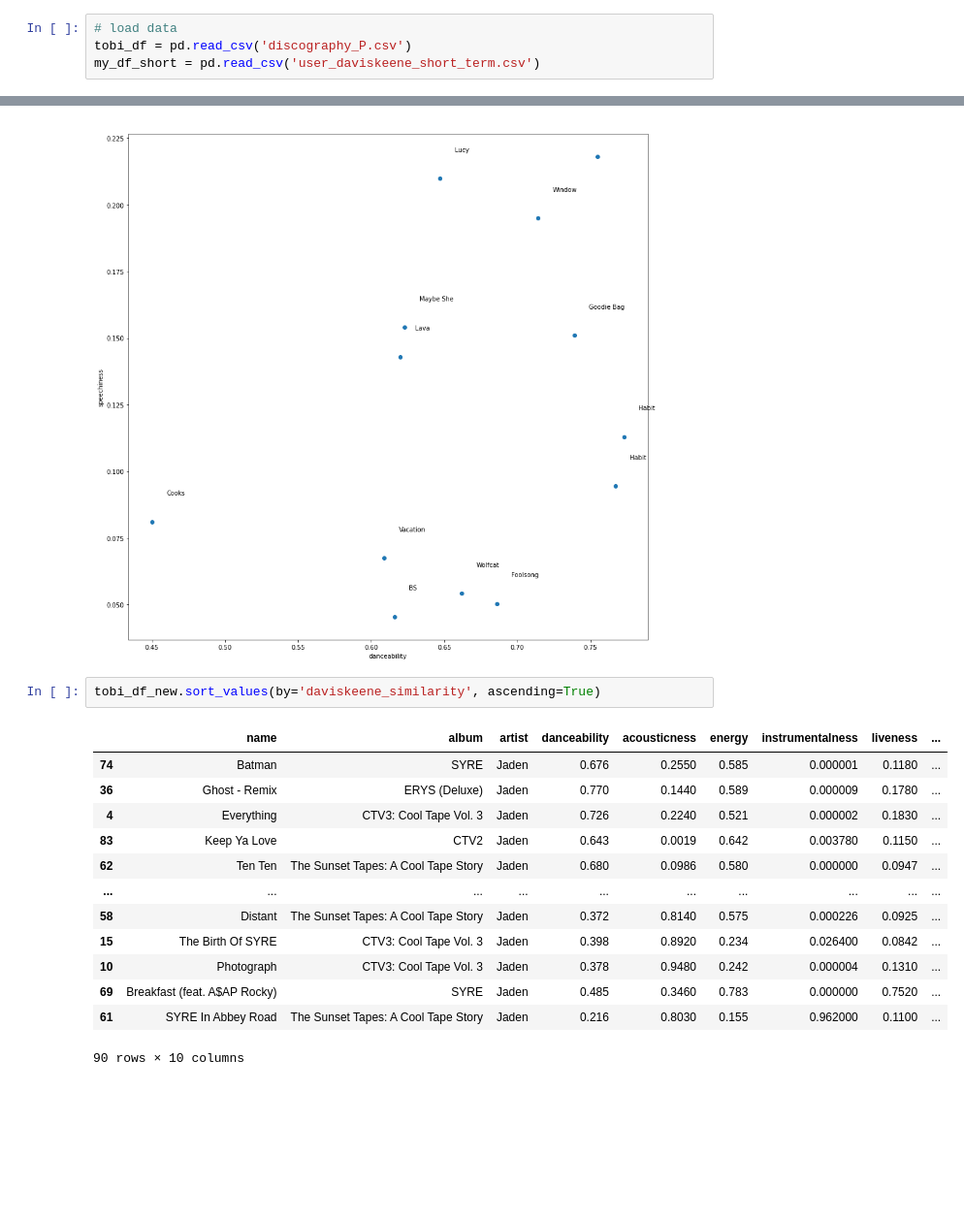
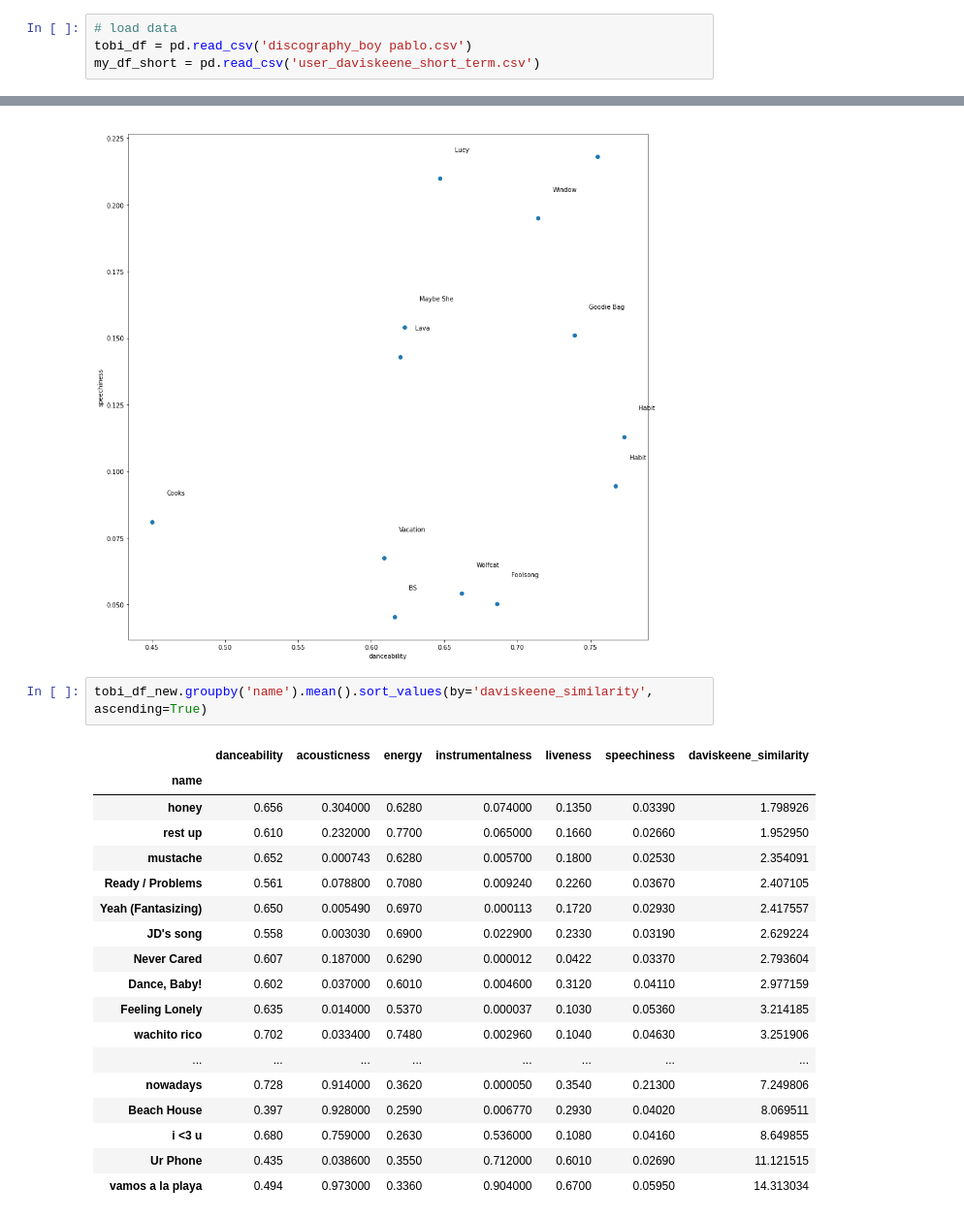
Before and after one commit to daviskeene/Personify, a Jupyter notebook: backend/utils/Song Analysis.ipynb, the cells around one changed output, grey strips where cells are left out. Shown at 97% size. Drawn from its saved outputs; the diff is of its cells as text; blank space fills up the shorter version.

Commit message:
upload: various artist csv data

```diff
--- a/backend/utils/Song Analysis.ipynb
+++ b/backend/utils/Song Analysis.ipynb
@@ -4,7 +4,7 @@ import numpy as np
 import matplotlib.pyplot as plt
 # %%
 # load data
-tobi_df = pd.read_csv('discography_P.csv')
+tobi_df = pd.read_csv('discography_boy pablo.csv')
 my_df_short = pd.read_csv('user_daviskeene_short_term.csv')
 # %%
 # Compute the standard deviations of the features in, in order to get the most important ones.
@@ -115,18 +115,23 @@ plt.ylabel('speechiness');
 # %% [output]
 [figure]
 # %%
-tobi_df_new.sort_values(by='daviskeene_similarity', ascending=True)
+tobi_df_new.groupby('name').mean().sort_values(by='daviskeene_similarity', ascending=True)
 # %% [output]
-|  | name | album | artist | danceability | acousticness | energy | instrumentalness | liveness | ... |
-| 74 | Batman | SYRE | Jaden | 0.676 | 0.2550 | 0.585 | 0.000001 | 0.1180 | ... |
-| 36 | Ghost - Remix | ERYS (Deluxe) | Jaden | 0.770 | 0.1440 | 0.589 | 0.000009 | 0.1780 | ... |
-| 4 | Everything | CTV3: Cool Tape Vol. 3 | Jaden | 0.726 | 0.2240 | 0.521 | 0.000002 | 0.1830 | ... |
-| 83 | Keep Ya Love | CTV2 | Jaden | 0.643 | 0.0019 | 0.642 | 0.003780 | 0.1150 | ... |
-| 62 | Ten Ten | The Sunset Tapes: A Cool Tape Story | Jaden | 0.680 | 0.0986 | 0.580 | 0.000000 | 0.0947 | ... |
-| ... | ... | ... | ... | ... | ... | ... | ... | ... | ... |
-| 58 | Distant | The Sunset Tapes: A Cool Tape Story | Jaden | 0.372 | 0.8140 | 0.575 | 0.000226 | 0.0925 | ... |
-| 15 | The Birth Of SYRE | CTV3: Cool Tape Vol. 3 | Jaden | 0.398 | 0.8920 | 0.234 | 0.026400 | 0.0842 | ... |
-| 10 | Photograph | CTV3: Cool Tape Vol. 3 | Jaden | 0.378 | 0.9480 | 0.242 | 0.000004 | 0.1310 | ... |
-| 69 | Breakfast (feat. A$AP Rocky) | SYRE | Jaden | 0.485 | 0.3460 | 0.783 | 0.000000 | 0.7520 | ... |
-| 61 | SYRE In Abbey Road | The Sunset Tapes: A Cool Tape Story | Jaden | 0.216 | 0.8030 | 0.155 | 0.962000 | 0.1100 | ... |
+|  | danceability | acousticness | energy | instrumentalness | liveness | speechiness | daviskeene_similarity |
+| name |  |  |  |  |  |  |  |
+| honey | 0.656 | 0.304000 | 0.6280 | 0.074000 | 0.1350 | 0.03390 | 1.798926 |
+| rest up | 0.610 | 0.232000 | 0.7700 | 0.065000 | 0.1660 | 0.02660 | 1.952950 |
+| mustache | 0.652 | 0.000743 | 0.6280 | 0.005700 | 0.1800 | 0.02530 | 2.354091 |
+| Ready / Problems | 0.561 | 0.078800 | 0.7080 | 0.009240 | 0.2260 | 0.03670 | 2.407105 |
+| Yeah (Fantasizing) | 0.650 | 0.005490 | 0.6970 | 0.000113 | 0.1720 | 0.02930 | 2.417557 |
+| JD's song | 0.558 | 0.003030 | 0.6900 | 0.022900 | 0.2330 | 0.03190 | 2.629224 |
+| Never Cared | 0.607 | 0.187000 | 0.6290 | 0.000012 | 0.0422 | 0.03370 | 2.793604 |
+| Dance, Baby! | 0.602 | 0.037000 | 0.6010 | 0.004600 | 0.3120 | 0.04110 | 2.977159 |
+| Feeling Lonely | 0.635 | 0.014000 | 0.5370 | 0.000037 | 0.1030 | 0.05360 | 3.214185 |
+| wachito rico | 0.702 | 0.033400 | 0.7480 | 0.002960 | 0.1040 | 0.04630 | 3.251906 |
+| ... | ... | ... | ... | ... | ... | ... | ... |
+| nowadays | 0.728 | 0.914000 | 0.3620 | 0.000050 | 0.3540 | 0.21300 | 7.249806 |
+| Beach House | 0.397 | 0.928000 | 0.2590 | 0.006770 | 0.2930 | 0.04020 | 8.069511 |
+| i <3 u | 0.680 | 0.759000 | 0.2630 | 0.536000 | 0.1080 | 0.04160 | 8.649855 |
+| Ur Phone | 0.435 | 0.038600 | 0.3550 | 0.712000 | 0.6010 | 0.02690 | 11.121515 |
+| vamos a la playa | 0.494 | 0.973000 | 0.3360 | 0.904000 | 0.6700 | 0.05950 | 14.313034 |
-90 rows × 10 columns
```
Also changed, not shown: 5 other files.
